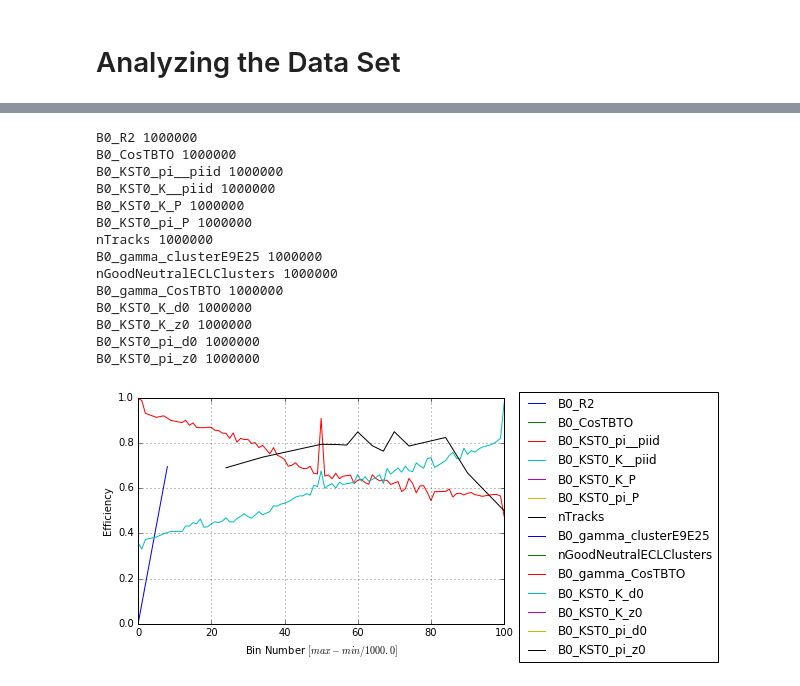
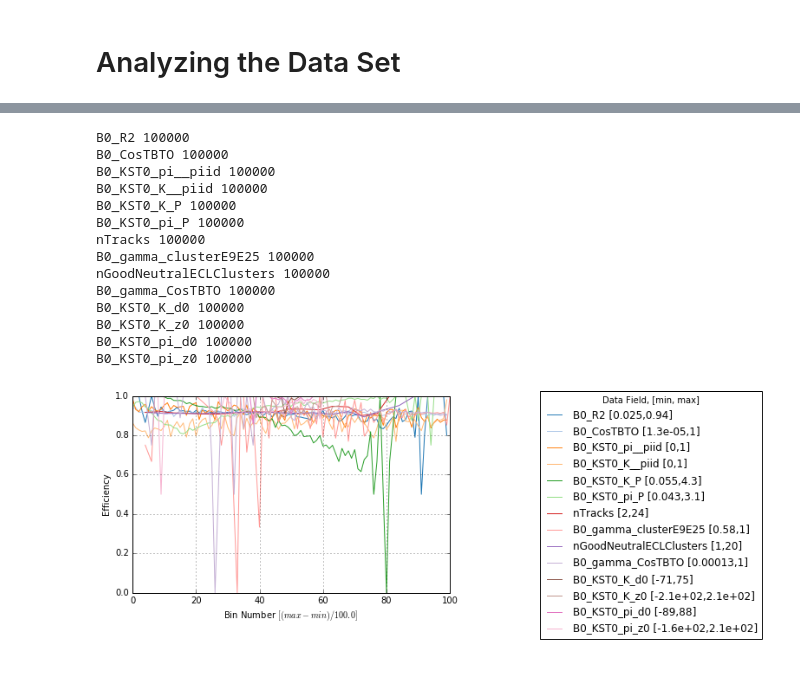
Before and after one commit to HEP-DL/b2_proof_of_concept, a Jupyter notebook: BII DL Analyzing Network.ipynb, the cells around one changed output, grey strips where cells are left out. Saved outputs shown, nothing was run; the diff lists cells and outputs as text; code cells hidden in the pictures.

Commit message:
Better Analysis
Due to some incorrect pandas indexxing, the previous analysis notebook
provided some misleading information as to the values that contribute
to the efficiency of the network.

```diff
--- a/BII DL Analyzing Network.ipynb
+++ b/BII DL Analyzing Network.ipynb
@@ -12,3 +12,15 @@ from collections import defaultdict
 from keras import backend as K
 import matplotlib.pyplot as plt
 %matplotlib inline
+def colorTable(index=0):
+    color_tab = [(31, 119, 180), (174, 199, 232), (255, 127, 14),
+                 (255, 187, 120), (44, 160, 44), (152, 223, 138),
+                 (214, 39, 40), (255, 152, 150), (148, 103, 189),
+                 (197, 176, 213), (140, 86, 75), (196, 156, 148),
+                 (227, 119, 194), (247, 182, 210), (127, 127, 127),
+                 (199, 199, 199), (188, 189, 34), (219, 219, 141),
+                 (23, 190, 207), (158, 218, 229)]
+    r = float(color_tab[index][0])/255.0
+    g = float(color_tab[index][1])/255.0
+    b = float(color_tab[index][2])/255.0
+    return (r, g, b)
@@ -206,7 +219,7 @@ with open('inference_output.csv','w') as output:
             header+="{},".format(input_data_desc[i][j])
     header+="truth,prediction\n"
     output.write(header)
-    for batch in range(10000):
+    for batch in range(1000):
         data, truths = BtoKstG_datagen.next()
         predictions = model.predict(data)
         for frame in zip(data, truths, predictions):
@@ -228,43 +241,51 @@ df.plot(x='B0_R2', y='prediction', style='o')
 # %%
 plt.figure()
+table_index=0
 for primary_index in range(7):
     for secondary_index in range(2):
         data_label =input_data_desc[primary_index][secondary_index]
         print data_label, len(df[data_label])
-        step_size = (np.max(df[data_label])-np.min(df[data_label]))/100.0
-        bins = np.arange(np.min(df[data_label])-step_size, np.max(df[data_label])+step_size, step_size)
-        centers = [i+step_size/2.0 for i in bins[:-1]]
-        df['bin'] = pandas.cut(df[data_label],bins, labels=centers)
+        n_bins=float(100)
+        step_size = (np.max(df[data_label])-np.min(df[data_label]))/n_bins
+        bins = np.arange(np.min(df[data_label]), np.max(df[data_label])+step_size, step_size)
+        centers = [ i + (step_size/2.0) for i in bins[:-1]]
+        df['{}_bin'.format(data_label)] = pandas.cut(df[data_label],bins,labels=centers)
         X=[]
         Y=[]
         for index, label in enumerate(centers):
-            binned_values = df.query('bin=={}'.format(label))
-            if len(binned_values) ==0: continue
-            correct_true = binned_values.query('prediction<={}'.format(0.6)).query('truth==1')
-            correct_false = binned_values.query('prediction>{}'.format(0.6)).query('truth==0')
-            accuracy = (len(correct_false) + len(correct_values))/float(len(binned_values))
-            X.append(index)
-            Y.append(accuracy)
-        plt.plot(X,Y, label=data_label)
+            binned_values = df.loc[ df['{}_bin'.format(data_label)]  == label]
+            if len(binned_values)>0:
+                correct_true = binned_values.query('prediction<={}'.format(0.5)).query('truth==1')
+                correct_false = binned_values.query('prediction>{}'.format(0.5)).query('truth==0')
+                accuracy = (len(correct_false) + len(correct_true))/float(len(binned_values))
+                X.append(index)
+                Y.append(accuracy)
+            else:
+                continue
+        if len(Y)>0:
+            plt.plot(X,Y, label=data_label+" [{:.2g},{:.2g}]".format(np.min(df[data_label]),
+                                                                     np.max(df[data_label])),
+                     color=colorTable(table_index))
+            table_index+=1
 plt.grid()
-plt.legend(bbox_to_anchor=(1.6, 1.05))
-plt.xlabel("Bin Number $[max-min / 1000.0]$")
+plt.legend(bbox_to_anchor=(2.0, 1.05), title="Data Field, [min, max]")
+plt.xlabel("Bin Number $[(max-min) /{}]$".format(n_bins))
 plt.ylabel("Efficiency")
 plt.tight_layout()
 plt.show()
 # %% [output]
-B0_R2 1000000
-B0_CosTBTO 1000000
-B0_KST0_pi__piid 1000000
-B0_KST0_K__piid 1000000
-B0_KST0_K_P 1000000
-B0_KST0_pi_P 1000000
-nTracks 1000000
-B0_gamma_clusterE9E25 1000000
-nGoodNeutralECLClusters 1000000
-B0_gamma_CosTBTO 1000000
-B0_KST0_K_d0 1000000
-B0_KST0_K_z0 1000000
-B0_KST0_pi_d0 1000000
-B0_KST0_pi_z0 1000000
+B0_R2 100000
+B0_CosTBTO 100000
+B0_KST0_pi__piid 100000
+B0_KST0_K__piid 100000
+B0_KST0_K_P 100000
+B0_KST0_pi_P 100000
+nTracks 100000
+B0_gamma_clusterE9E25 100000
+nGoodNeutralECLClusters 100000
+B0_gamma_CosTBTO 100000
+B0_KST0_K_d0 100000
+B0_KST0_K_z0 100000
+B0_KST0_pi_d0 100000
+B0_KST0_pi_z0 100000
-[figure, old version]
+[figure, new version]
```
Also changed, not shown: parts of 5 cells of this notebook.
